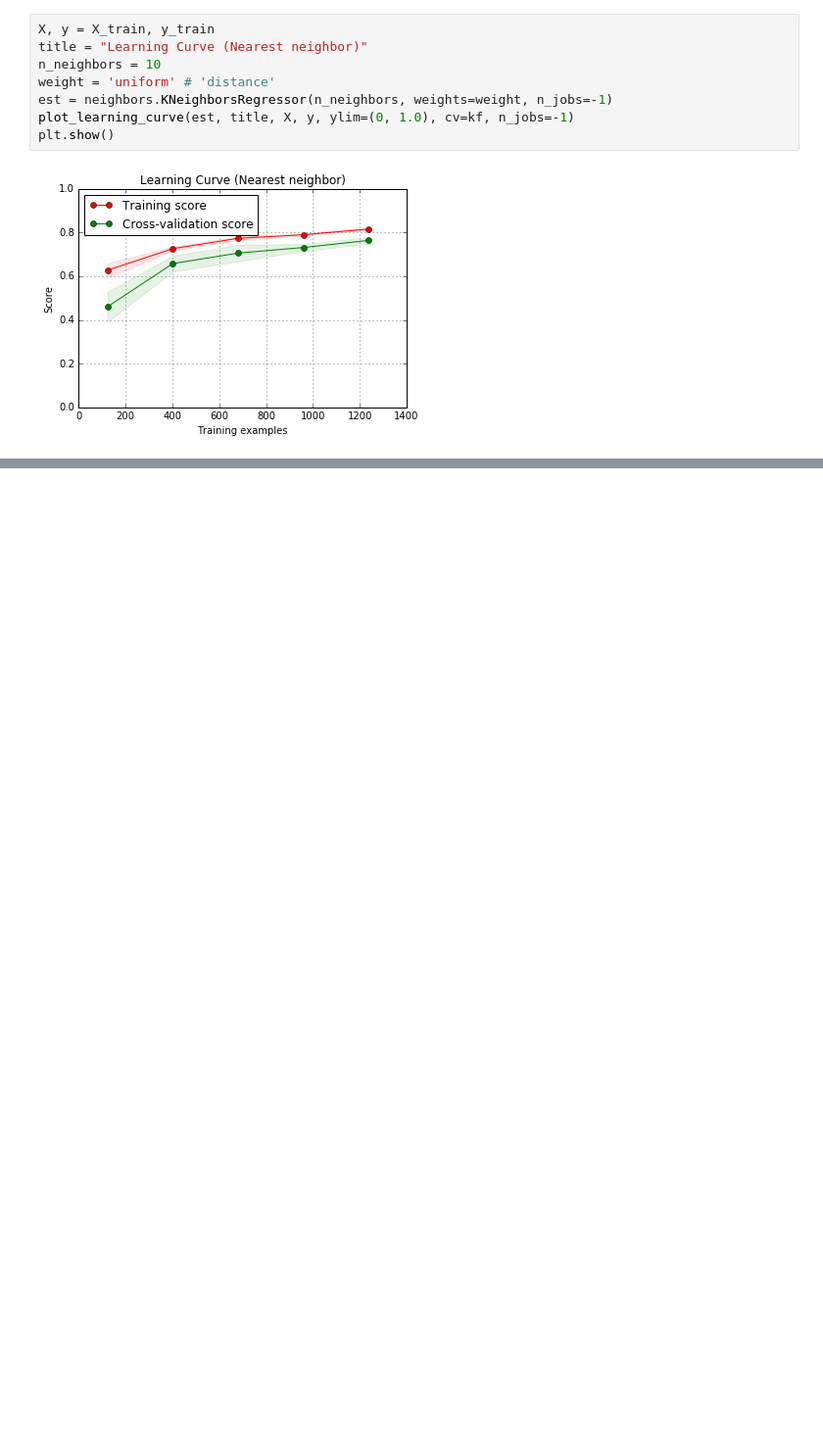
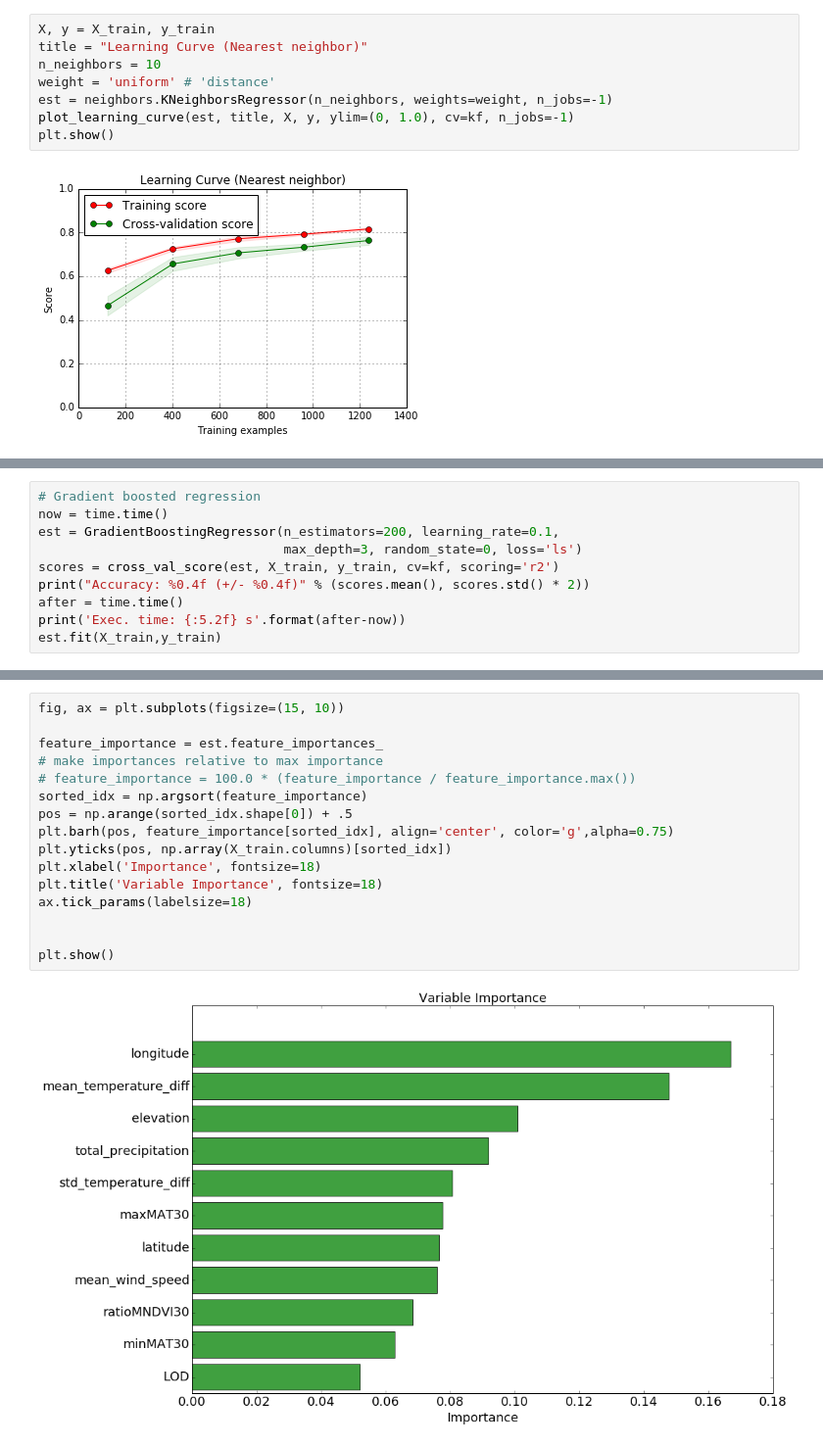
Before and after one commit to cleipski/CropPredict, a Jupyter notebook: 06_algorithm_selection.ipynb, the cells around one changed output, grey strips where cells are left out. Shown: that part at 98% size. Cells and saved outputs as stored; diff of their text form; blank space fills up the shorter version.

```diff
--- a/06_algorithm_selection.ipynb
+++ b/06_algorithm_selection.ipynb
@@ -500,0 +706,10 @@ plt.show()
+# %%
+# Gradient boosted regression
+now = time.time()
+est = GradientBoostingRegressor(n_estimators=200, learning_rate=0.1,
+                                max_depth=3, random_state=0, loss='ls')
+scores = cross_val_score(est, X_train, y_train, cv=kf, scoring='r2')
+print("Accuracy: %0.4f (+/- %0.4f)" % (scores.mean(), scores.std() * 2))
+after = time.time()
+print('Exec. time: {:5.2f} s'.format(after-now))
+est.fit(X_train,y_train)
@@ -500,0 +733,18 @@ plt.show()
+# %%
+fig, ax = plt.subplots(figsize=(15, 10))
+
+feature_importance = est.feature_importances_
+# make importances relative to max importance
+# feature_importance = 100.0 * (feature_importance / feature_importance.max())
+sorted_idx = np.argsort(feature_importance)
+pos = np.arange(sorted_idx.shape[0]) + .5
+plt.barh(pos, feature_importance[sorted_idx], align='center', color='g',alpha=0.75)
+plt.yticks(pos, np.array(X_train.columns)[sorted_idx])
+plt.xlabel('Importance', fontsize=18)
+plt.title('Variable Importance', fontsize=18)
+ax.tick_params(labelsize=18)
+
+
+plt.show()
+# %% [output]
+[figure, added]
```
Also changed, not shown: parts of 40 cells of this notebook.
